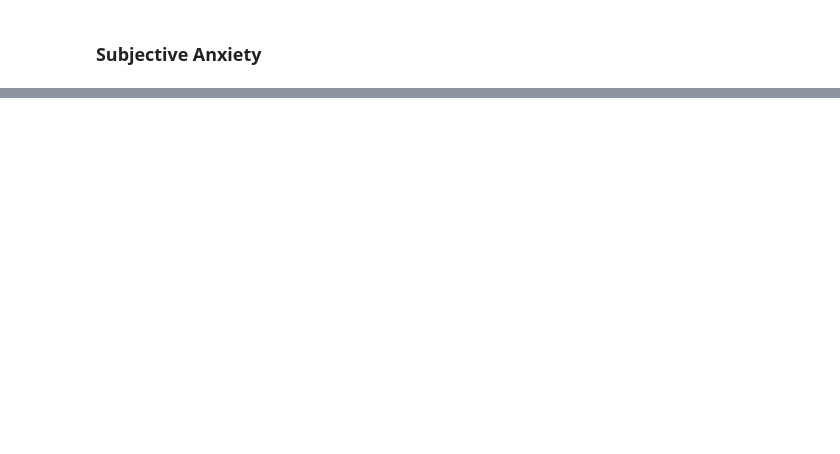
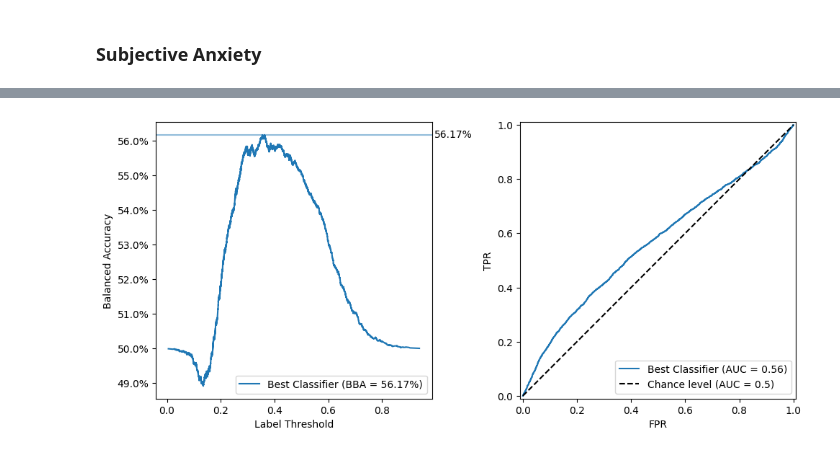
Before and after one commit to mrucker/diss, a Jupyter notebook: Samples.ipynb, the cells around one changed output, grey strips where cells are left out. Drawn from its saved outputs; the diff is of its cells as text; code cells hidden in the pictures; blank space fills up the shorter version.

```diff
--- a/Samples.ipynb
+++ b/Samples.ipynb
@@ -898,0 +518,23 @@ pd.read_csv(f'data/sims_features1.csv').iloc[:,7:]
+# %%
+%%time
+def experiments():
+    import pandas as pd
+    from itertools import product
+    from sklearn.preprocessing import RobustScaler, MinMaxScaler
+    from sklearn.feature_selection import SelectKBest
+
+    feats   = ['main2']
+    depths  = [1]
+    widths  = [16]
+    norms   = ['b']
+    batches = [256]
+    epochs  = [8]
+    selects = [SelectKBest(k=10)]
+    pscales = [RobustScaler(with_centering=True,with_scaling=True),MinMaxScaler()]
+    gscales = [MinMaxScaler(),None]
+
+    for f,a,b,e,sel,pscl,gscl,pid in product(feats,product(depths,widths,norms),batches,epochs,selects,pscales,gscales,all_pids()):
+        yield Experiment(f, 'sub_anx', sel, pscl, True, b, e, ResNet, a, pid, gscl)
+
+(out := runner(experiments(), 'cpu', 35, 5))
+# %% [output]
@@ -898,0 +548 @@ pd.read_csv(f'data/sims_features1.csv').iloc[:,7:]
+[figure, added]
```
Also changed, not shown: parts of 27 cells of this notebook, 1 other file.
